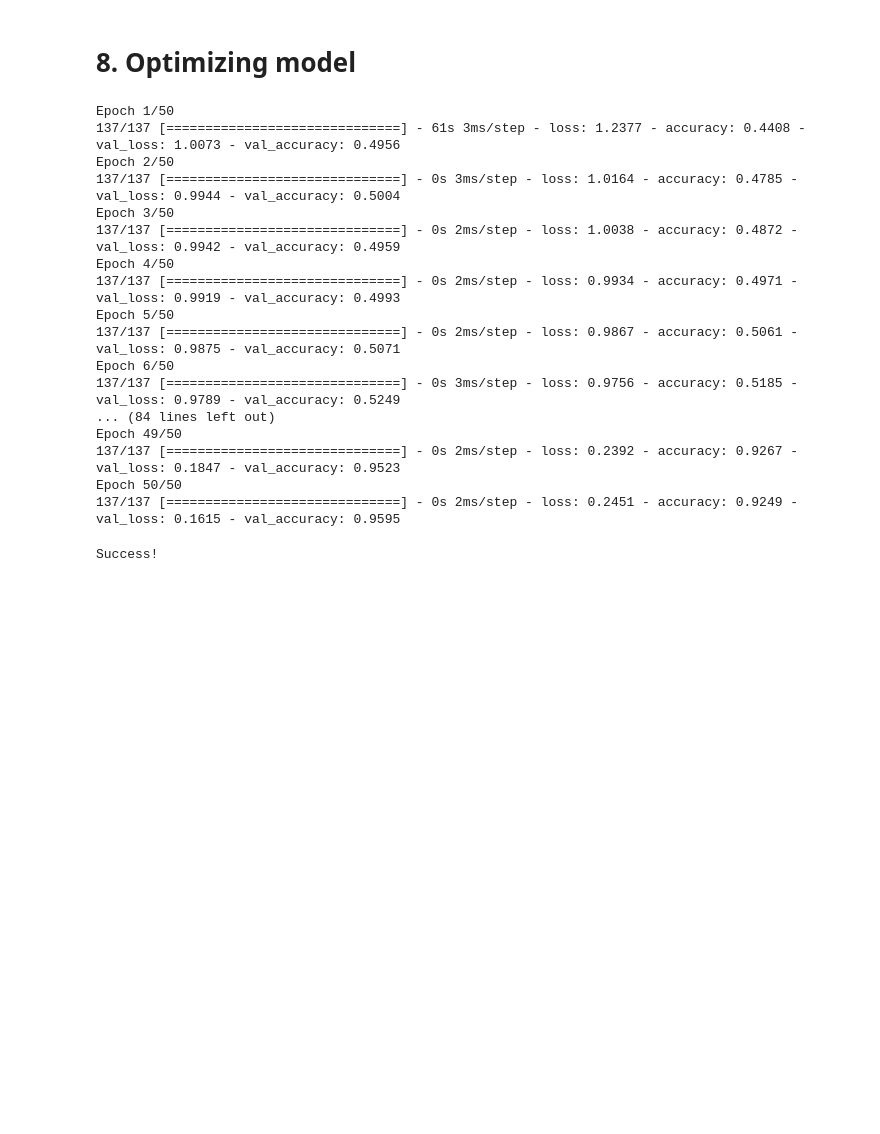
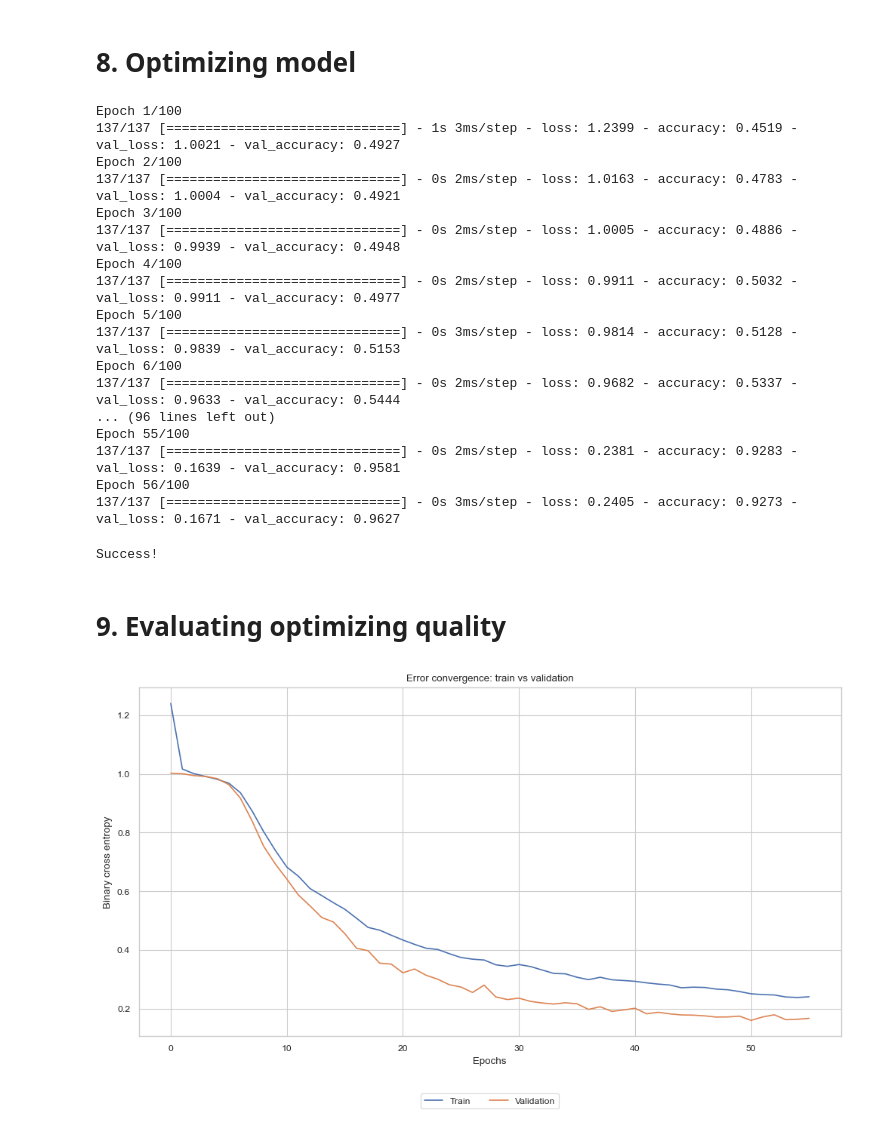
Before and after one commit to eulergomees/dnn_poker_hand, a Jupyter notebook: dnn_poker_hand.ipynb, the cells around one changed output. Drawn from its saved outputs; the diff is of its cells as text; code cells hidden in the pictures; blank space fills up the shorter version.

Commit message:
model: change max epochs size

```diff
--- a/dnn_poker_hand.ipynb
+++ b/dnn_poker_hand.ipynb
@@ -280,14 +278,14 @@ if new_model:
 
     cp = ModelCheckpoint(filepath='models/best_poker_model.weights.h5',
                          save_weights_only=True,
-                         monitor='val_loss',
+                         monitor='loss',
                          mode='min',
                          save_best_only=True, )
 
     history = dnn_poker_hand.fit(
         x_train, y_train,
         validation_data=(x_val, y_val),
-        epochs=50,
+        epochs=100,
         batch_size=128,
         callbacks=[cp, es],
         verbose=1
@@ -298,23 +296,23 @@ if new_model:
 else:
     dnn_poker_hand.load_weights('models/best_poker_model.weights.h5')
 # %% [output]
-Epoch 1/50
-137/137 [==============================] - 61s 3ms/step - loss: 1.2377 - accuracy: 0.4408 - val_loss: 1.0073 - val_accuracy: 0.4956
-Epoch 2/50
-137/137 [==============================] - 0s 3ms/step - loss: 1.0164 - accuracy: 0.4785 - val_loss: 0.9944 - val_accuracy: 0.5004
-Epoch 3/50
-137/137 [==============================] - 0s 2ms/step - loss: 1.0038 - accuracy: 0.4872 - val_loss: 0.9942 - val_accuracy: 0.4959
-Epoch 4/50
-137/137 [==============================] - 0s 2ms/step - loss: 0.9934 - accuracy: 0.4971 - val_loss: 0.9919 - val_accuracy: 0.4993
-Epoch 5/50
-137/137 [==============================] - 0s 2ms/step - loss: 0.9867 - accuracy: 0.5061 - val_loss: 0.9875 - val_accuracy: 0.5071
-Epoch 6/50
-137/137 [==============================] - 0s 3ms/step - loss: 0.9756 - accuracy: 0.5185 - val_loss: 0.9789 - val_accuracy: 0.5249
-... (84 lines left out)
-Epoch 49/50
-137/137 [==============================] - 0s 2ms/step - loss: 0.2392 - accuracy: 0.9267 - val_loss: 0.1847 - val_accuracy: 0.9523
-Epoch 50/50
-137/137 [==============================] - 0s 2ms/step - loss: 0.2451 - accuracy: 0.9249 - val_loss: 0.1615 - val_accuracy: 0.9595
+Epoch 1/100
+137/137 [==============================] - 1s 3ms/step - loss: 1.2399 - accuracy: 0.4519 - val_loss: 1.0021 - val_accuracy: 0.4927
+Epoch 2/100
+137/137 [==============================] - 0s 2ms/step - loss: 1.0163 - accuracy: 0.4783 - val_loss: 1.0004 - val_accuracy: 0.4921
+Epoch 3/100
+137/137 [==============================] - 0s 2ms/step - loss: 1.0005 - accuracy: 0.4886 - val_loss: 0.9939 - val_accuracy: 0.4948
+Epoch 4/100
+137/137 [==============================] - 0s 2ms/step - loss: 0.9911 - accuracy: 0.5032 - val_loss: 0.9911 - val_accuracy: 0.4977
+Epoch 5/100
+137/137 [==============================] - 0s 3ms/step - loss: 0.9814 - accuracy: 0.5128 - val_loss: 0.9839 - val_accuracy: 0.5153
+Epoch 6/100
+137/137 [==============================] - 0s 2ms/step - loss: 0.9682 - accuracy: 0.5337 - val_loss: 0.9633 - val_accuracy: 0.5444
+... (96 lines left out)
+Epoch 55/100
+137/137 [==============================] - 0s 2ms/step - loss: 0.2381 - accuracy: 0.9283 - val_loss: 0.1639 - val_accuracy: 0.9581
+Epoch 56/100
+137/137 [==============================] - 0s 3ms/step - loss: 0.2405 - accuracy: 0.9273 - val_loss: 0.1671 - val_accuracy: 0.9627
 # %%
 pygame.mixer.init()
 success_audio = 'support_files/mario_coin.mp3'
@@ -327,3 +325,26 @@ while pygame.mixer.music.get_busy():
 print('Success!')
 # %% [output]
 Success!
+# %% [markdown]
+# 9. Evaluating optimizing quality
+# %%
+history = np.load('models/history_model.npy', allow_pickle='TRUE').item()
+
+sns.set(rc={'figure.figsize': (12, 6)})
+sns.set_style('whitegrid')
+sns.set_context('paper')
+
+train_metric = history['loss']
+valid_metric = history['val_loss']
+name_metric = 'Binary cross entropy'
+
+fig = plt.figure()
+plt.plot(train_metric, label='Train')
+plt.plot(valid_metric, label='Validation')
+plt.ylabel(name_metric)
+plt.xlabel('Epochs')
+plt.title('Error convergence: train vs validation')
+plt.legend(loc='upper center', bbox_to_anchor = (0.5, -0.15), fancybox=True, shadow=False, ncol=2)
+plt.show()
+# %% [output]
+[figure, added]
```
Also changed, not shown: parts of 3 cells of this notebook, 3 other files.
